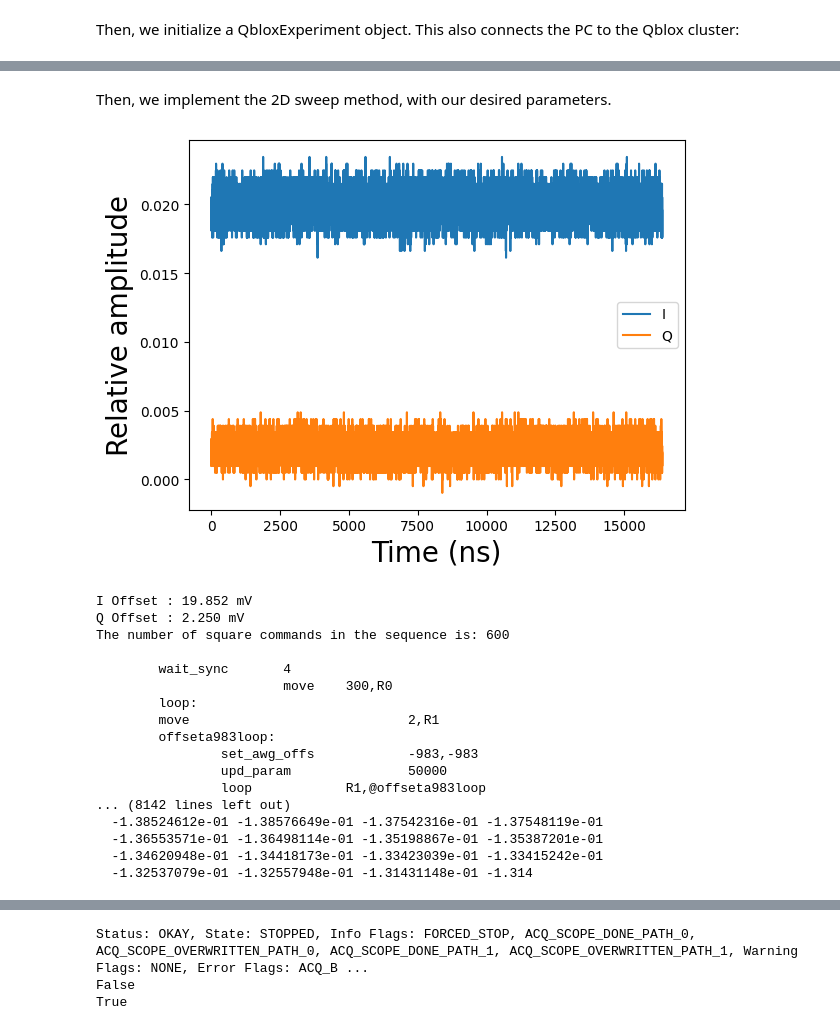
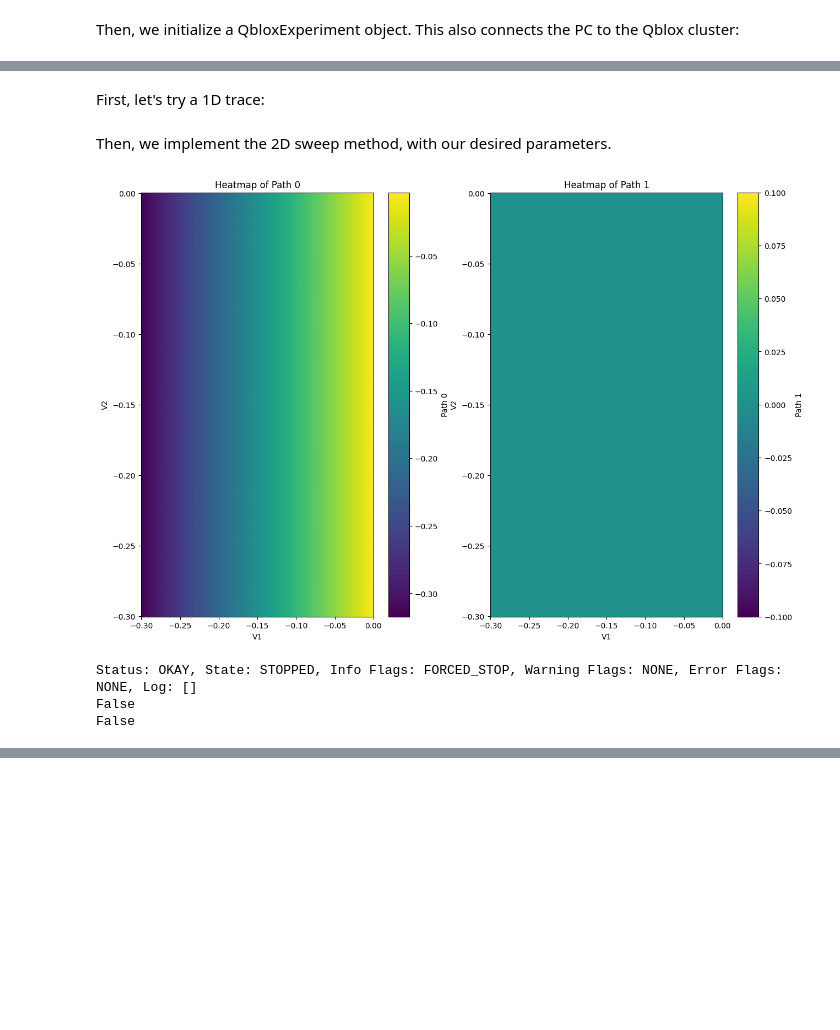
Before and after one commit to mainCSG/QBlox-CSG, a Jupyter notebook: examples/2D Voltage Sweep/2D Voltage Sweep With Q1ASM Using Benchmarking Library.ipynb, the cells around one changed output, grey strips where cells are left out. Saved outputs shown, nothing was run; the diff lists cells and outputs as text; code cells hidden in the pictures; blank space fills up the shorter version.

```diff
--- a/examples/2D Voltage Sweep/2D Voltage Sweep With Q1ASM Using Benchmarking Library.ipynb
+++ b/examples/2D Voltage Sweep/2D Voltage Sweep With Q1ASM Using Benchmarking Library.ipynb
@@ -45,31 +48,30 @@ new_experiment = bm.QbloxExperiment()
 Status: OKAY, Flags: NONE, Slot flags: NONE
+# %% [markdown]
+First, let's try a 1D trace:
+# %%
+new_experiment.run_1D_trace(num_steps = 350,
+							length_per_point = 1000,
+							start_point = 0.0,
+							end_point = -0.3,
+							acq_sequencer = 0,
+							acquisition_name = 'acq_0',
+							resolution = 1000,
+							plot = True)
 # %% [markdown]
 Then, we implement the 2D sweep method, with our desired parameters.
 # %%
-new_experiment.run_2D_sweep(num_steps = 300,
-							outer_sweep_length = 300*100000,
-							start_points = [-0.075, 0.0],
-							end_points = [0.075, 0.8],
+new_experiment.run_2D_sweep(num_steps = 350,
+							outer_sweep_length = 350*1000,
+							start_points = [0.0, 0.0],
+							end_points = [-0.3, -0.3],
 							acq_sequencer = 0,
 							acquisition_name = 'acq_0',
-							resolution = 100000,
+							resolution = 1000,
+                            play_repeats = 1,
+                            save_path = r'C:\\Users\\coher\\Desktop\\Ben Van Osch\\Qblox',
 							plot = True)
 # %% [output]
-[figure, old version]
+[figure, new version]
-I Offset : 19.852 mV
-Q Offset : 2.250 mV
-The number of square commands in the sequence is: 600
-
-        wait_sync       4
-                        move    300,R0
-        loop:
-        move                            2,R1
-        offseta983loop:
-                set_awg_offs            -983,-983
-                upd_param               50000
-                loop            R1,@offseta983loop
-... (8142 lines left out)
-  -1.38524612e-01 -1.38576649e-01 -1.37542316e-01 -1.37548119e-01
-  -1.36553571e-01 -1.36498114e-01 -1.35198867e-01 -1.35387201e-01
-  -1.34620948e-01 -1.34418173e-01 -1.33423039e-01 -1.33415242e-01
-  -1.32537079e-01 -1.32557948e-01 -1.31431148e-01 -1.314
+Status: OKAY, State: STOPPED, Info Flags: FORCED_STOP, Warning Flags: NONE, Error Flags: NONE, Log: []
+False
+False
@@ -77,3 +77,0 @@ The number of square commands in the sequence is: 600
-Status: OKAY, State: STOPPED, Info Flags: FORCED_STOP, ACQ_SCOPE_DONE_PATH_0, ACQ_SCOPE_OVERWRITTEN_PATH_0, ACQ_SCOPE_DONE_PATH_1, ACQ_SCOPE_OVERWRITTEN_PATH_1, Warning Flags: NONE, Error Flags: ACQ_B ...
-False
-True
```
Also changed, not shown: parts of 4 cells of this notebook, 11 other files.
